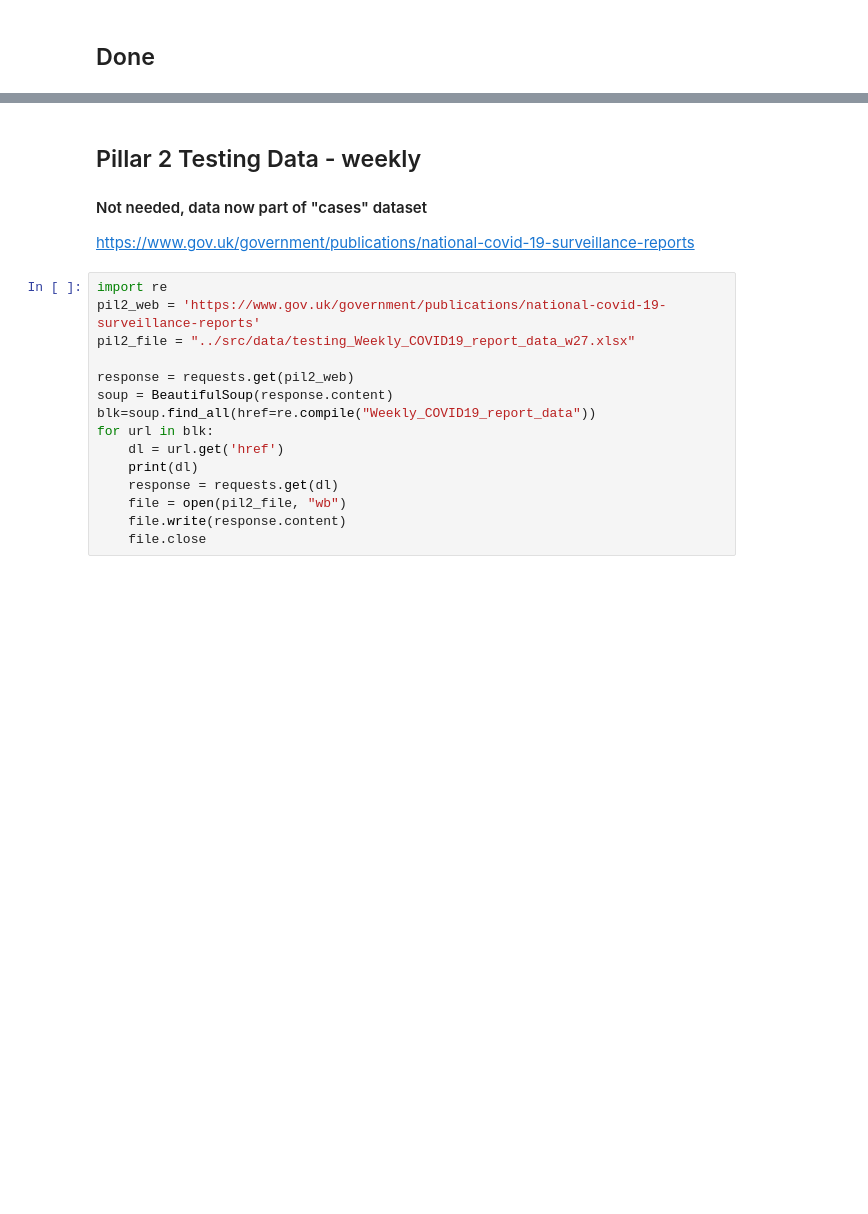
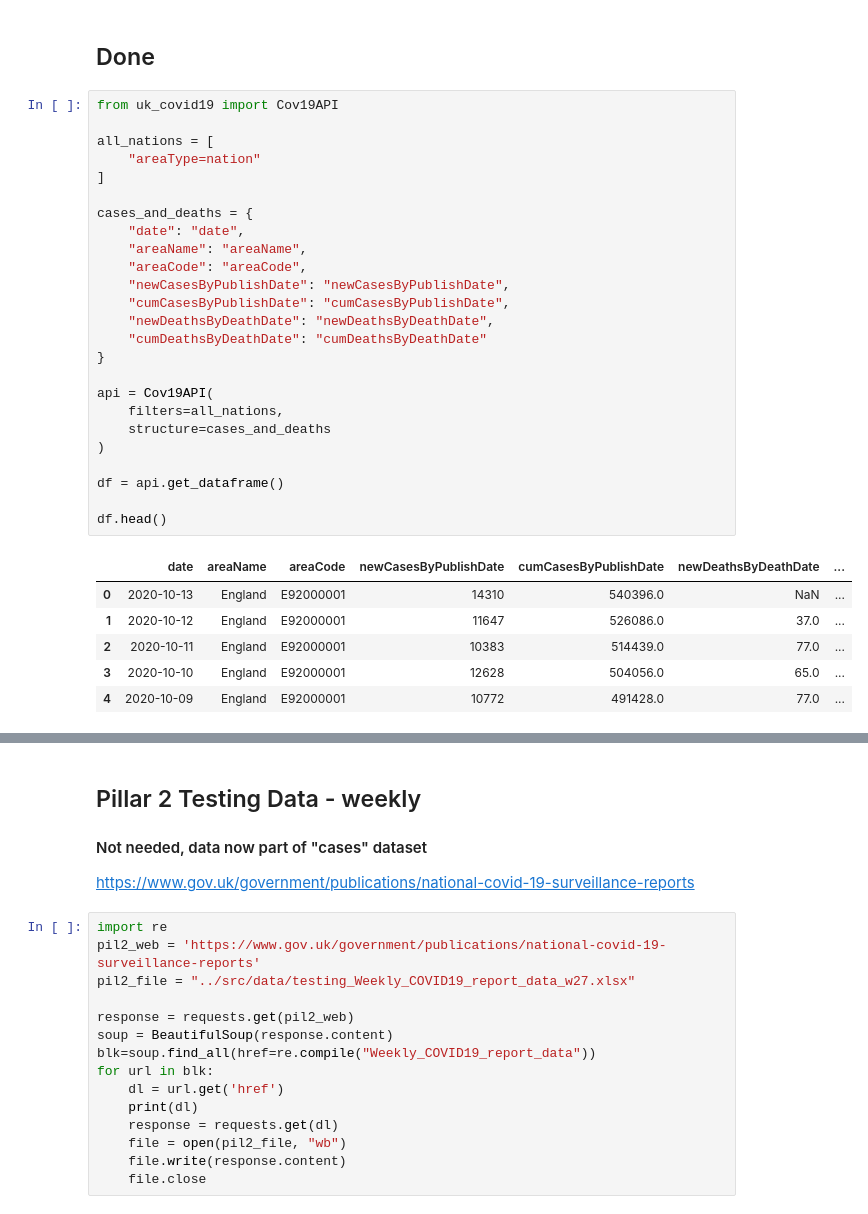
Before and after one commit to ihenry/covid-nhs, a Jupyter notebook: db/python/England-Covid-Sources.ipynb, the cells around one changed output, grey strips where cells are left out. Cells and saved outputs as stored; diff of their text form; blank space fills up the shorter version.

```diff
--- a/db/python/England-Covid-Sources.ipynb
+++ b/db/python/England-Covid-Sources.ipynb
@@ -171,2 +169,34 @@ https://www.ons.gov.uk/file?uri=%2fpeoplepopulationandcommunity%2fhealthandsocia
 # %% [markdown]
 ## Done
+# %%
+from uk_covid19 import Cov19API
+
+all_nations = [
+    "areaType=nation"
+]
+
+cases_and_deaths = {
+    "date": "date",
+    "areaName": "areaName",
+    "areaCode": "areaCode",
+    "newCasesByPublishDate": "newCasesByPublishDate",
+    "cumCasesByPublishDate": "cumCasesByPublishDate",
+    "newDeathsByDeathDate": "newDeathsByDeathDate",
+    "cumDeathsByDeathDate": "cumDeathsByDeathDate"
+}
+
+api = Cov19API(
+    filters=all_nations,
+    structure=cases_and_deaths
+)
+
+df = api.get_dataframe()
+
+df.head()
+# %% [output]
+|  | date | areaName | areaCode | newCasesByPublishDate | cumCasesByPublishDate | newDeathsByDeathDate | ... |
+| 0 | 2020-10-13 | England | E92000001 | 14310 | 540396.0 | NaN | ... |
+| 1 | 2020-10-12 | England | E92000001 | 11647 | 526086.0 | 37.0 | ... |
+| 2 | 2020-10-11 | England | E92000001 | 10383 | 514439.0 | 77.0 | ... |
+| 3 | 2020-10-10 | England | E92000001 | 12628 | 504056.0 | 65.0 | ... |
+| 4 | 2020-10-09 | England | E92000001 | 10772 | 491428.0 | 77.0 | ... |
```
Also changed, not shown: parts of 8 cells of this notebook, 7 other files.
